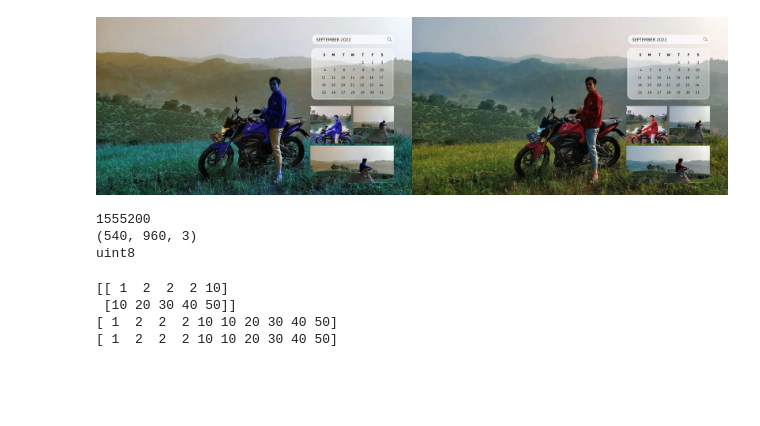
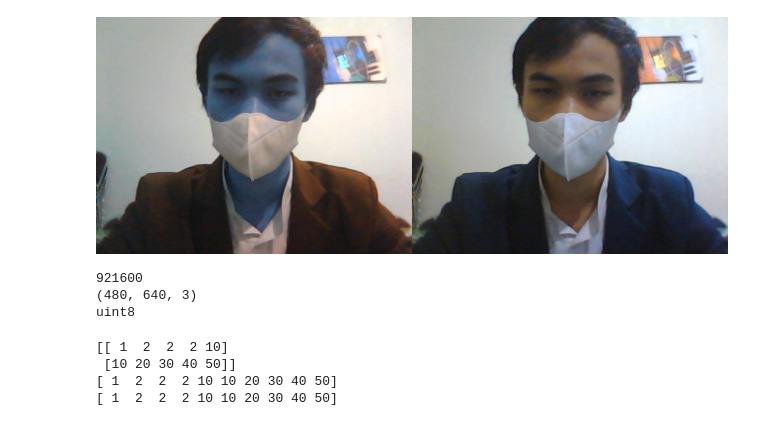
Before and after one commit to dimasw09/BelajarKoding, a Jupyter notebook: 2006132_Dimas_Wahyudi_PCD_B.ipynb, the cells around one changed output. Saved outputs shown, nothing was run; the diff lists cells and outputs as text; code cells hidden in the pictures; blank space fills up the shorter version.

```diff
--- a/2006132_Dimas_Wahyudi_PCD_B.ipynb
+++ b/2006132_Dimas_Wahyudi_PCD_B.ipynb
@@ -10,21 +10,21 @@ from skimage import io
 from PIL import Image
 # %%
 #link image
-url ="https://scontent.fbdo1-1.fna.fbcdn.net/v/t39.30808-6/295549339_584349846373651_2213822489222973209_n.jpg?stp=dst-jpg_p180x540&_nc_cat=100&ccb=1-7&_nc_sid=e3f864&_nc_eui2=AeHvKhRcqsXeREHVBUy7v35ie3WAdnJtGch7dYB2cm0ZyABxgn6hSrGxzUJ0qMO4MVQi9Ul3m1Vvzy0-gS2-c7pO&_nc_ohc=Dj2nnjmWnsEAX9ZZ4Vt&_nc_zt=23&_nc_ht=scontent.fbdo1-1.fna&oh=00_AfCTTEZrrY3hSv9DzKDlYCkPA9grb7D5VlxqoFSFmirLPw&oe=637B61A0"
+url ="https://scontent.fbdo1-2.fna.fbcdn.net/v/t39.30808-6/316167183_661440998664535_6597963049181915975_n.jpg?_nc_cat=108&ccb=1-7&_nc_sid=730e14&_nc_eui2=AeGRYxwp1AibRYNFtd9S5AYbd8XwPvg4R2V3xfA--DhHZRCaT1CE_7LnTiXV2zPcqEDWvIE6ACj__oAXMkWFxxB3&_nc_ohc=vcEylBssaUwAX9Z4NhC&_nc_zt=23&_nc_ht=scontent.fbdo1-2.fna&oh=00_AfAzr4pN0cYwxfWWZvvusl5sOlDa62PWcIa11WrBmPWv-A&oe=637B4AB9"
 
 image = io.imread(url)
 image_2 = cv.cvtColor(image, cv.COLOR_BGR2RGB)
 final_frame = cv.hconcat((image, image_2))
 cv2_imshow(final_frame)
 # %% [output]
-[figure, old version]
+[figure, new version]
 # %%
 print(image.size)
 print(image.shape)
 print(image.dtype)
 # %% [output]
-1555200
-(540, 960, 3)
+921600
+(480, 640, 3)
 uint8
 # %%
 import numpy as np
```
Also changed, not shown: parts of 32 cells of this notebook.
